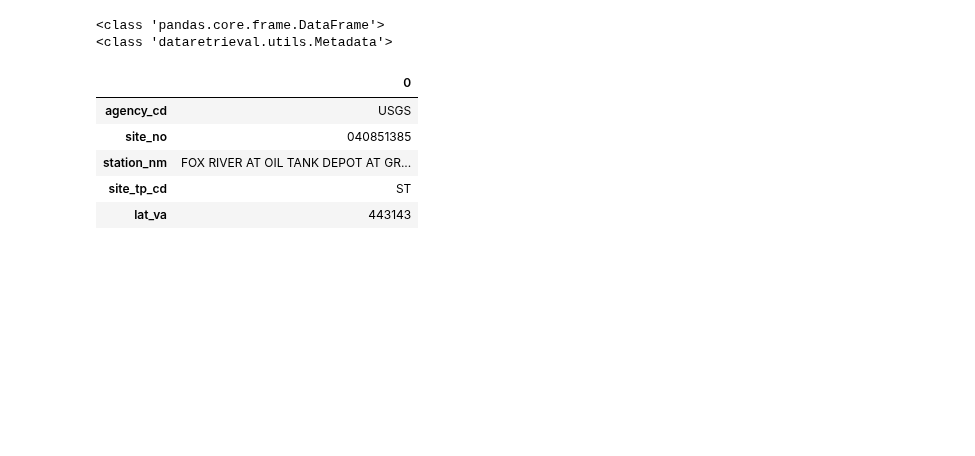
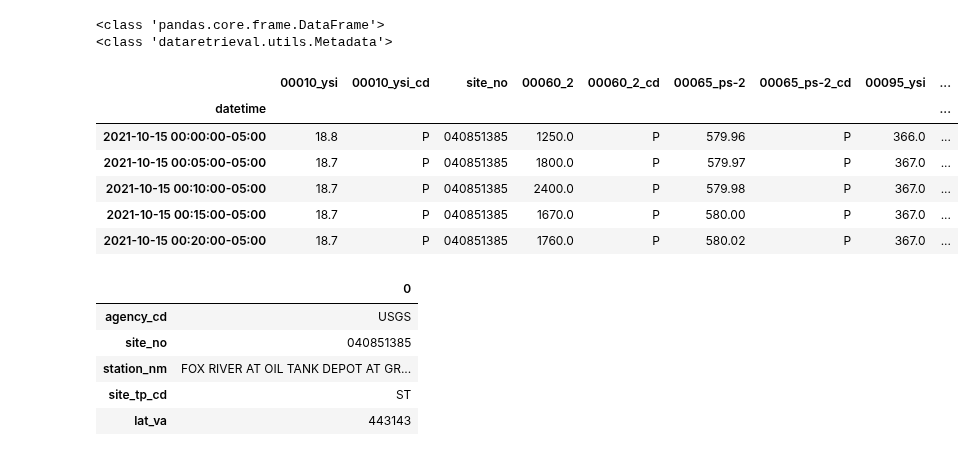
Before and after one commit to mlr07/hydro-tools, a Jupyter notebook: hydro-tools.ipynb, the cells around one changed output. Drawn from its saved outputs; the diff is of its cells as text; code cells hidden in the pictures; blank space fills up the shorter version.

```diff
--- a/hydro-tools.ipynb
+++ b/hydro-tools.ipynb
@@ -170,6 +206,16 @@ for i in df_dv:
 # %% [output]
 <class 'pandas.core.frame.DataFrame'>
 <class 'dataretrieval.utils.Metadata'>
+# %%
+iv[0].head()
+# %% [output]
+|  | 00010_ysi | 00010_ysi_cd | site_no | 00060_2 | 00060_2_cd | 00065_ps-2 | 00065_ps-2_cd | 00095_ysi | ... |
+| datetime |  |  |  |  |  |  |  |  | ... |
+| 2021-10-15 00:00:00-05:00 | 18.8 | P | 040851385 | 1250.0 | P | 579.96 | P | 366.0 | ... |
+| 2021-10-15 00:05:00-05:00 | 18.7 | P | 040851385 | 1800.0 | P | 579.97 | P | 367.0 | ... |
+| 2021-10-15 00:10:00-05:00 | 18.7 | P | 040851385 | 2400.0 | P | 579.98 | P | 367.0 | ... |
+| 2021-10-15 00:15:00-05:00 | 18.7 | P | 040851385 | 1670.0 | P | 580.00 | P | 367.0 | ... |
+| 2021-10-15 00:20:00-05:00 | 18.7 | P | 040851385 | 1760.0 | P | 580.02 | P | 367.0 | ... |
 # %%
 # pull out info dataframe and transpose
 df_info = info[0]
```
Also changed, not shown: parts of 17 cells of this notebook.
